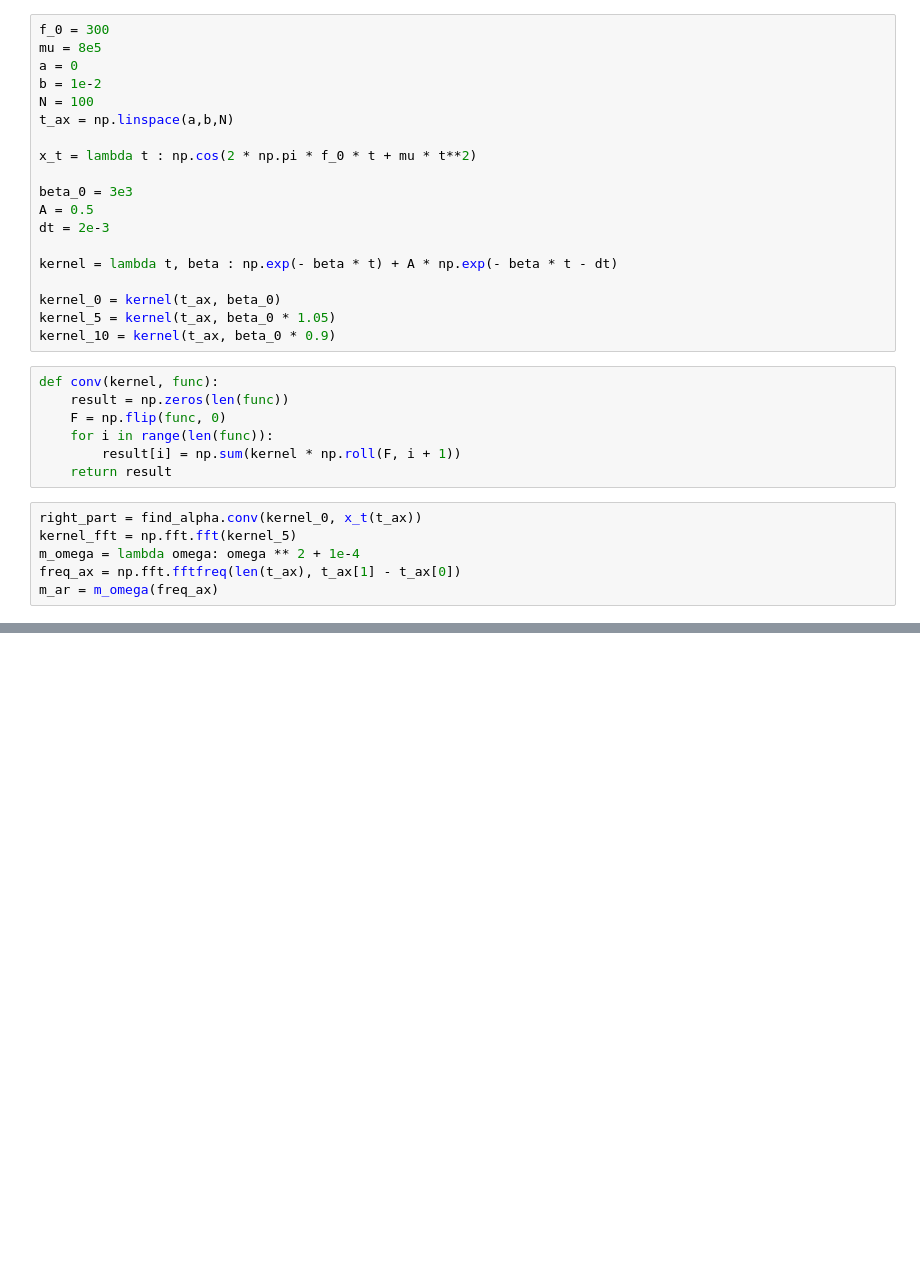
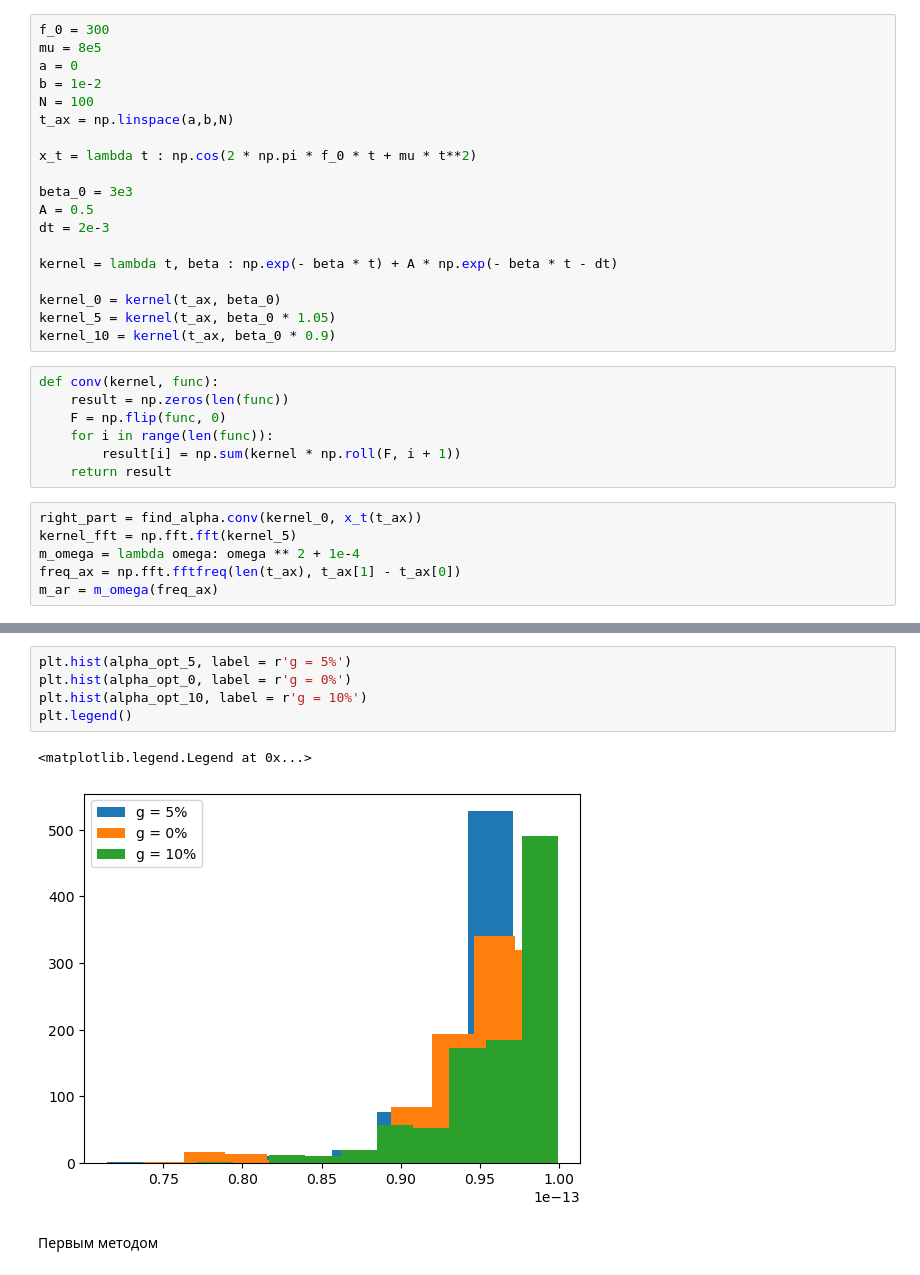
Before and after one commit to EHAT32/inverse, a Jupyter notebook: 7_10/changing_beta.ipynb, the cells around one changed output, grey strips where cells are left out. Saved outputs shown, nothing was run; the diff lists cells and outputs as text; blank space fills up the shorter version.

```diff
--- a/7_10/changing_beta.ipynb
+++ b/7_10/changing_beta.ipynb
@@ -62,0 +117,10 @@ plt.hist(alpha_opt)
+# %%
+plt.hist(alpha_opt_5, label = r'g = 5%')
+plt.hist(alpha_opt_0, label = r'g = 0%')
+plt.hist(alpha_opt_10, label = r'g = 10%')
+plt.legend()
+# %% [output]
+<matplotlib.legend.Legend at 0x...>
+[figure, added]
+# %% [markdown]
+Первым методом
```
Also changed, not shown: parts of 11 cells of this notebook, 6 other files.
